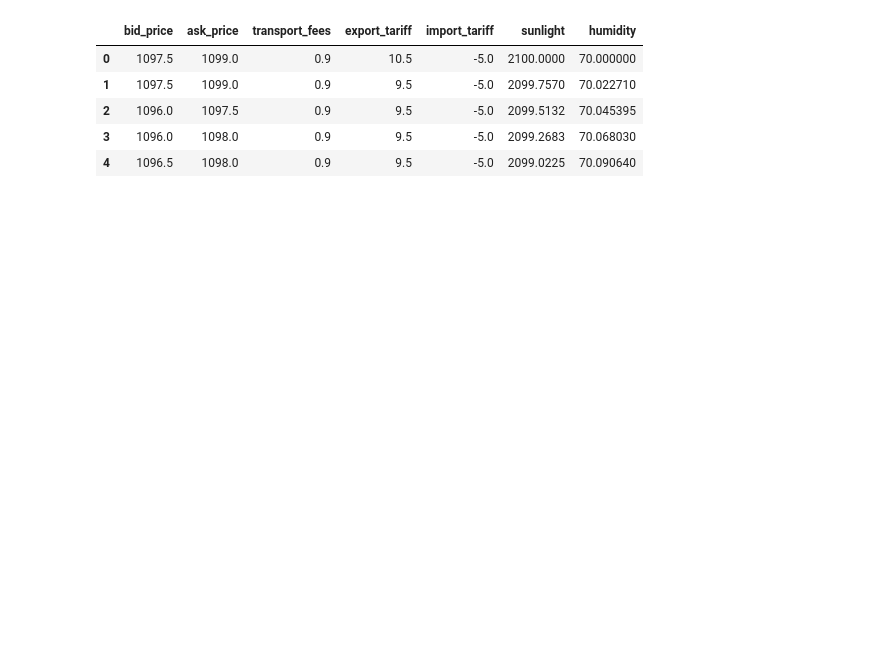
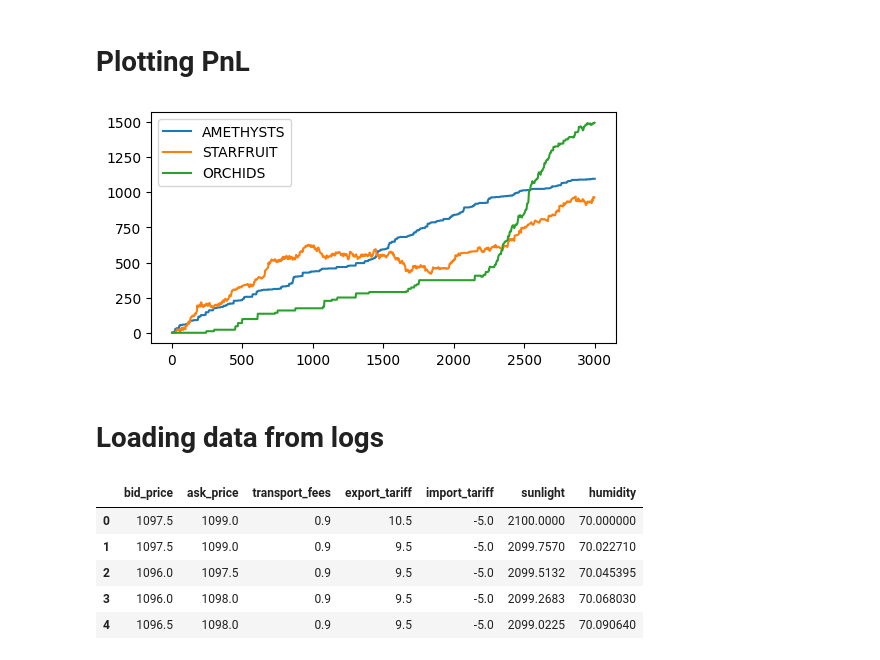
Before and after one commit to aemilani/imc-prosperity-2, a Jupyter notebook: round_2_algo.ipynb, the cells around one changed output. Drawn from its saved outputs; the diff is of its cells as text; code cells hidden in the pictures; blank space fills up the shorter version.

```diff
--- a/round_2_algo.ipynb
+++ b/round_2_algo.ipynb
@@ -10,4 +13,18 @@ from scipy.optimize import curve_fit
 from utils import read_log
+# %% [markdown]
+# Plotting PnL
+# %%
+loaded = pd.read_csv('data/2/run.csv', delimiter=';')
+plt.figure(figsize=(6, 3))
+plt.plot(loaded[loaded['product'] == 'AMETHYSTS']['profit_and_loss'], label='AMETHYSTS')
+plt.plot(loaded[loaded['product'] == 'STARFRUIT']['profit_and_loss'], label='STARFRUIT')
+plt.plot(loaded[loaded['product'] == 'ORCHIDS']['profit_and_loss'], label='ORCHIDS')
+plt.legend()
+plt.show()
+# %% [output]
+[figure, added]
+# %% [markdown]
+# Loading data from logs
 # %%
 PATH = 'logs/round_2/1.log'
 sandbox, activities, trade_history = read_log(PATH)
```
Also changed, not shown: parts of 148 cells of this notebook, 8 other files.
